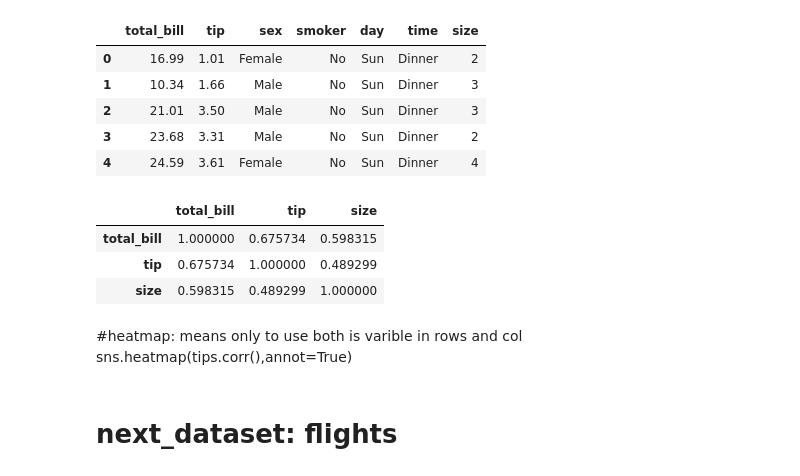
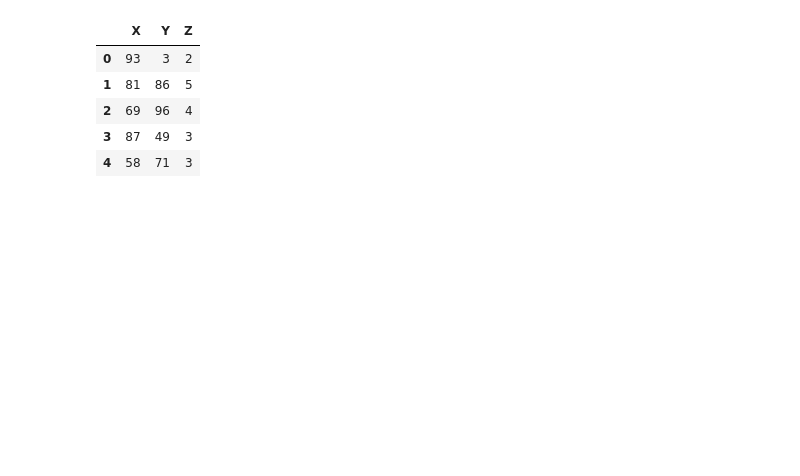
Before and after one commit to kunalkapade01/Python-Libraries-Used-in-Data-Analysis.., a Jupyter notebook: Seaborn_Tutorial/Seaborn Tutorial.ipynb, the cells around one changed output. Drawn from its saved outputs; the diff is of its cells as text; code cells hidden in the pictures; blank space fills up the shorter version.

```diff
--- a/Seaborn_Tutorial/Seaborn Tutorial.ipynb
+++ b/Seaborn_Tutorial/Seaborn Tutorial.ipynb
@@ -142,21 +5,15 @@ sns.pairplot(tips, hue='sex')
+# %%
+x = np.random.randint(1, 99, 100)
+y = np.random.randint(1, 99, 100)
+z = np.random.binomial(6, 0.666, 100)
+# %%
+df = pd.DataFrame({"X":x, "Y":y, "Z":z})
 # %%
-tips.head()
+df.head()
 # %% [output]
-|  | total_bill | tip | sex | smoker | day | time | size |
-| 0 | 16.99 | 1.01 | Female | No | Sun | Dinner | 2 |
-| 1 | 10.34 | 1.66 | Male | No | Sun | Dinner | 3 |
-| 2 | 21.01 | 3.50 | Male | No | Sun | Dinner | 3 |
-| 3 | 23.68 | 3.31 | Male | No | Sun | Dinner | 2 |
-| 4 | 24.59 | 3.61 | Female | No | Sun | Dinner | 4 |
+|  | X | Y | Z |
+| 0 | 93 | 3 | 2 |
+| 1 | 81 | 86 | 5 |
+| 2 | 69 | 96 | 4 |
+| 3 | 87 | 49 | 3 |
+| 4 | 58 | 71 | 3 |
-# %%
-tips.corr()
-# %% [output]
-|  | total_bill | tip | size |
-| total_bill | 1.000000 | 0.675734 | 0.598315 |
-| tip | 0.675734 | 1.000000 | 0.489299 |
-| size | 0.598315 | 0.489299 | 1.000000 |
-# %% [markdown]
-#heatmap: means only to use both is varible in rows and col
-sns.heatmap(tips.corr(),annot=True)
-# %% [markdown]
-# next_dataset: flights
```
Also changed, not shown: parts of 42 cells of this notebook.
